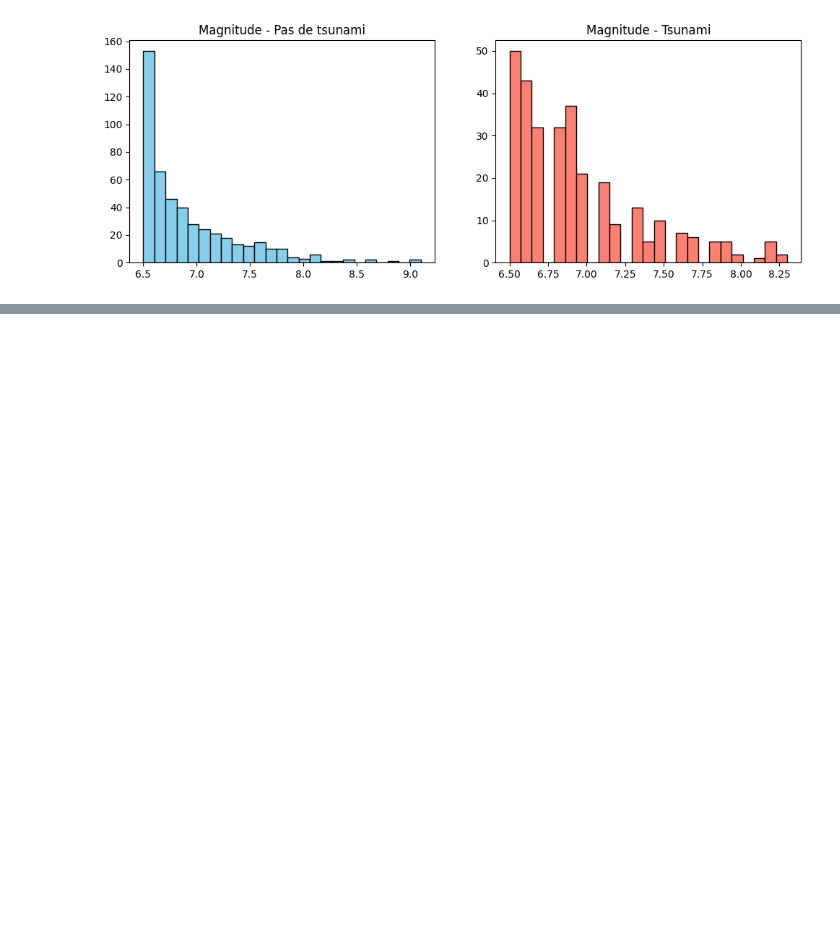
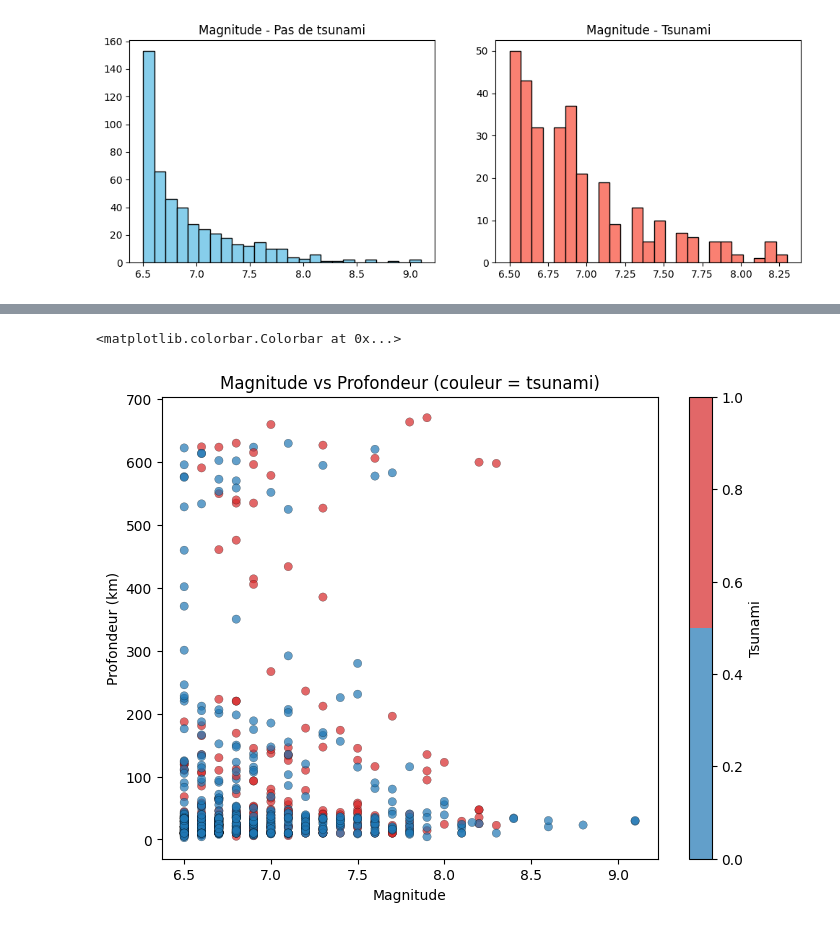
Before and after one commit to ayoub1999hannachi/earthquake-tsunami, a Jupyter notebook: notebooks/earthquake-tsunami.ipynb, the cells around one changed output, grey strips where cells are left out. Cells and saved outputs as stored; diff of their text form; code cells hidden in the pictures; blank space fills up the shorter version.

```diff
--- a/notebooks/earthquake-tsunami.ipynb
+++ b/notebooks/earthquake-tsunami.ipynb
@@ -106,0 +116,11 @@ Text(0.5, 1.0, 'Magnitude - Tsunami')
+# %%
+fig = plt.figure(figsize=(8,6))
+colors = ListedColormap(['tab:blue','tab:red'])
+plt.scatter(df['magnitude'], df['depth'], c=df[TARGET], cmap=colors, alpha=0.7, edgecolor='k', linewidth=0.2)
+plt.xlabel('Magnitude')
+plt.ylabel('Profondeur (km)')
+plt.title('Magnitude vs Profondeur (couleur = tsunami)')
+plt.colorbar(label='Tsunami')
+# %% [output]
+<matplotlib.colorbar.Colorbar at 0x...>
+[figure, added]
```
Also changed, not shown: parts of 3 cells of this notebook, 1 other file.
